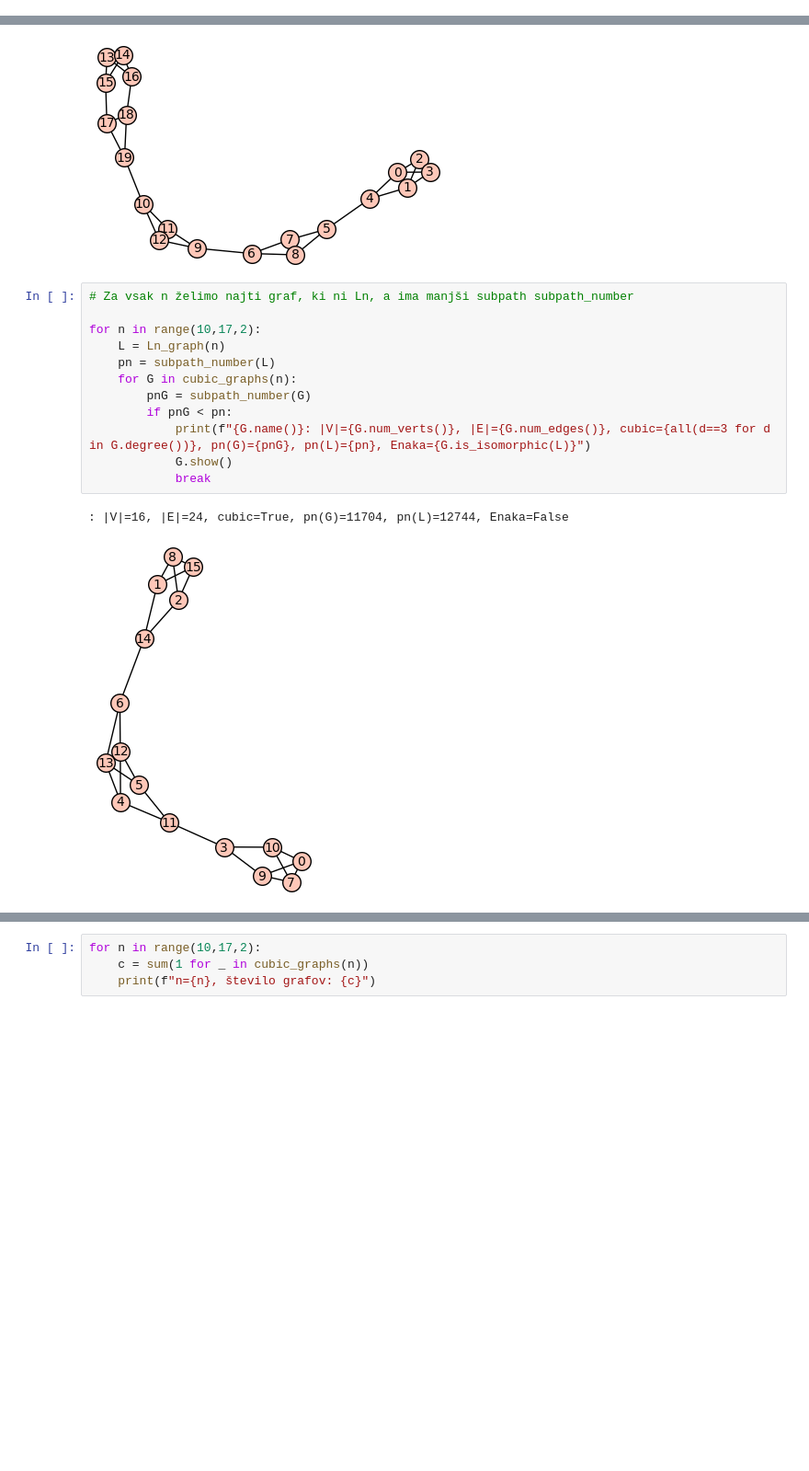
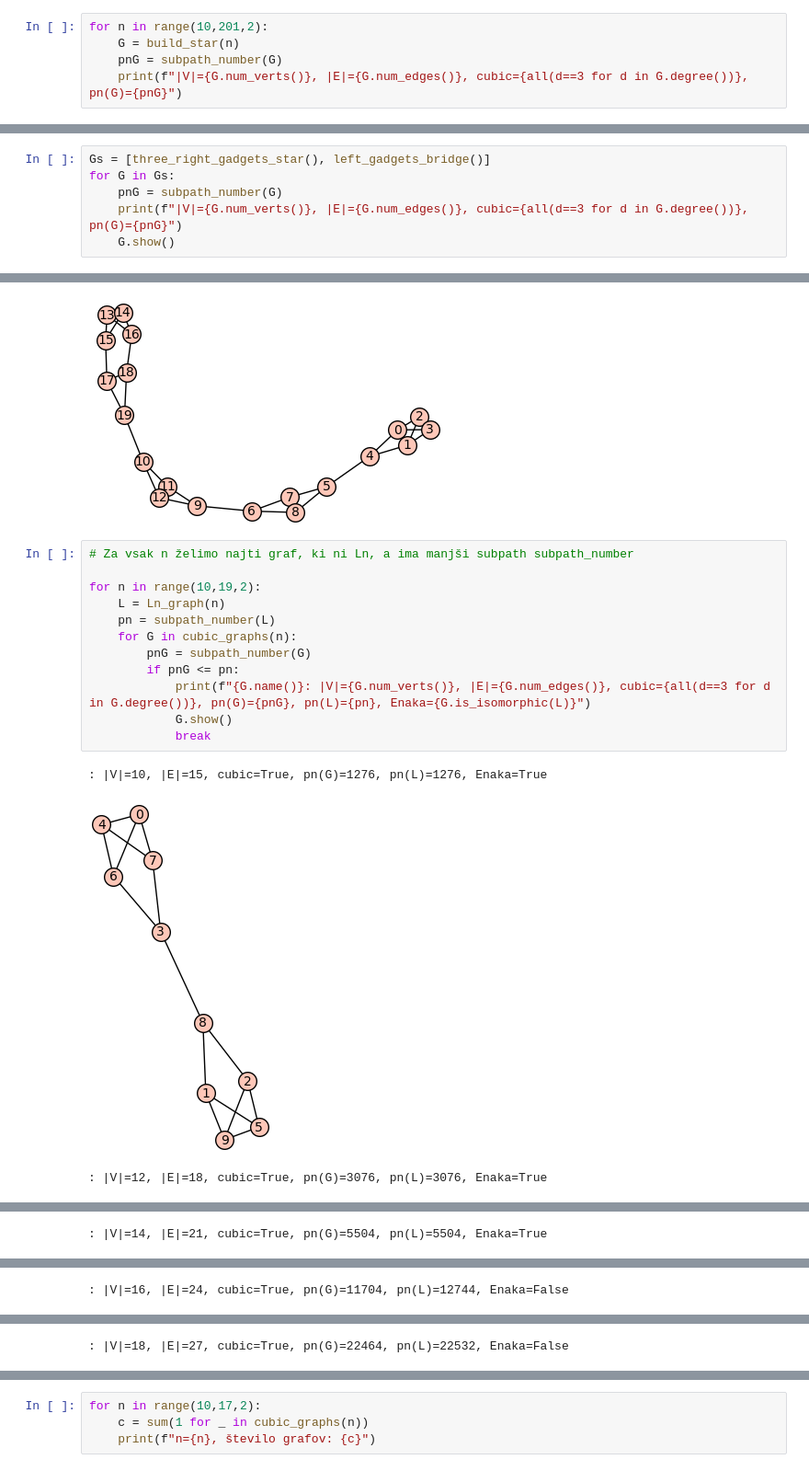
Before and after one commit to ZigaObradovic/FP_Group13, a Jupyter notebook: main.ipynb, the cells around one changed output, grey strips where cells are left out. Shown: that part at 92% size. Cells and saved outputs as stored; diff of their text form; blank space fills up the shorter version.

```diff
--- a/main.ipynb
+++ b/main.ipynb
@@ -4 +5,6 @@ load("core.sage")
 from sage.all import graphs
+# %%
+for n in range(10,201,2):
+    G = build_star(n)
+    pnG = subpath_number(G)
+    print(f"|V|={G.num_verts()}, |E|={G.num_edges()}, cubic={all(d==3 for d in G.degree())}, pn(G)={pnG}")
@@ -4,0 +29,6 @@ from sage.all import graphs
+# %%
+Gs = [three_right_gadgets_star(), left_gadgets_bridge()]
+for G in Gs:
+    pnG = subpath_number(G)
+    print(f"|V|={G.num_verts()}, |E|={G.num_edges()}, cubic={all(d==3 for d in G.degree())}, pn(G)={pnG}")
+    G.show()
@@ -24,15 +59,16 @@ L_20: |V|=20, |E|=30, cubic=True, pn(G)=51532
 # %%
 # Za vsak n želimo najti graf, ki ni Ln, a ima manjši subpath subpath_number
 
-for n in range(10,17,2):
+for n in range(10,19,2):
     L = Ln_graph(n)
     pn = subpath_number(L)
     for G in cubic_graphs(n):
         pnG = subpath_number(G)
-        if pnG < pn:
+        if pnG <= pn:
             print(f"{G.name()}: |V|={G.num_verts()}, |E|={G.num_edges()}, cubic={all(d==3 for d in G.degree())}, pn(G)={pnG}, pn(L)={pn}, Enaka={G.is_isomorphic(L)}")
             G.show()
             break
 # %% [output]
-: |V|=16, |E|=24, cubic=True, pn(G)=11704, pn(L)=12744, Enaka=False
+: |V|=10, |E|=15, cubic=True, pn(G)=1276, pn(L)=1276, Enaka=True
-[figure, old version]
+[figure, new version]
+: |V|=12, |E|=18, cubic=True, pn(G)=3076, pn(L)=3076, Enaka=True
@@ -38,0 +76 @@ for n in range(10,17,2):
+: |V|=14, |E|=21, cubic=True, pn(G)=5504, pn(L)=5504, Enaka=True
@@ -38,0 +78 @@ for n in range(10,17,2):
+: |V|=16, |E|=24, cubic=True, pn(G)=11704, pn(L)=12744, Enaka=False
@@ -38,0 +80 @@ for n in range(10,17,2):
+: |V|=18, |E|=27, cubic=True, pn(G)=22464, pn(L)=22532, Enaka=False
```
Also changed, not shown: parts of 5 cells of this notebook, 4 other files.
